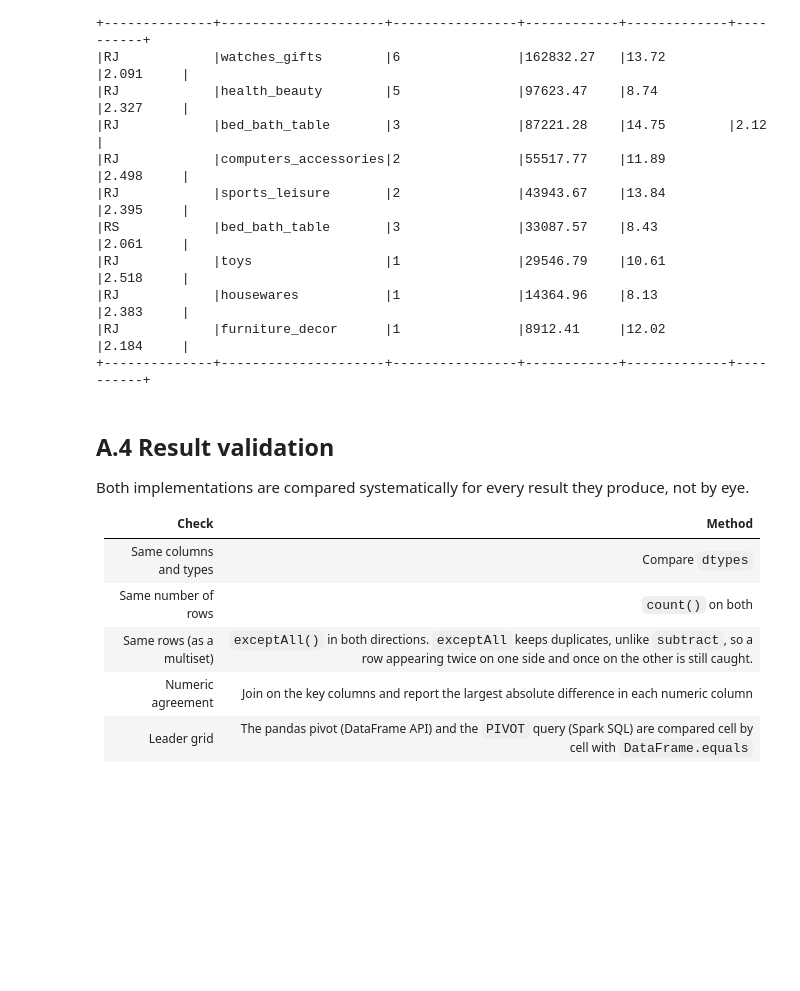
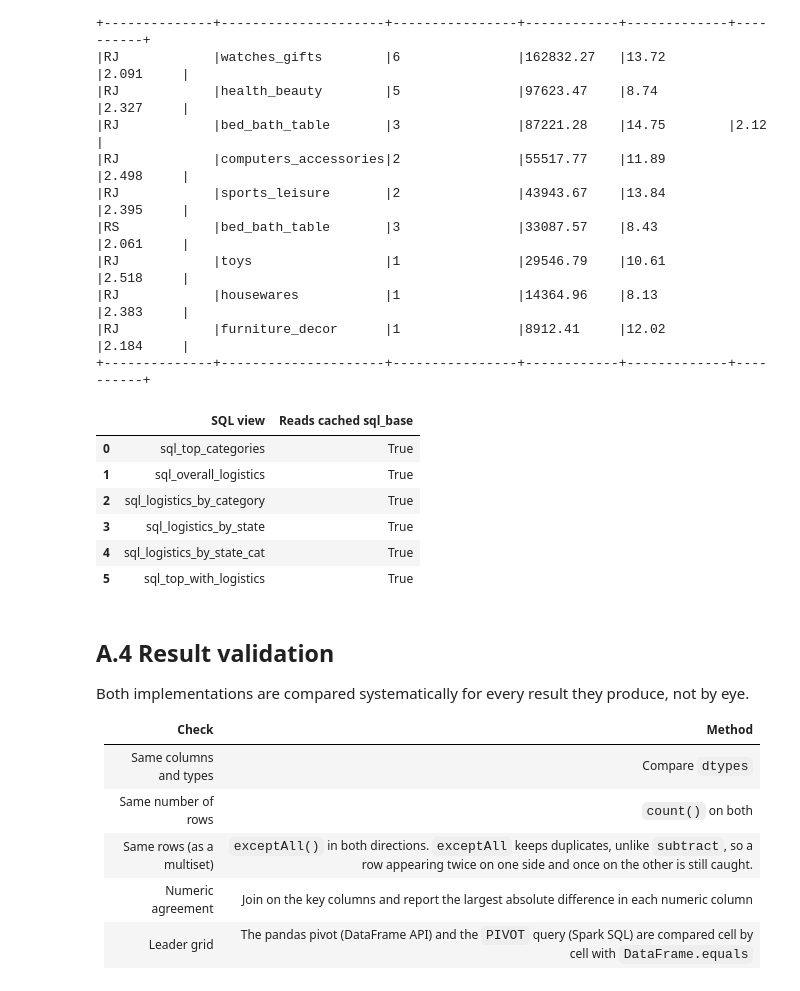
Before and after one commit to ndec0001-max/ITO5202, a Jupyter notebook: assessment1.ipynb, the cells around one changed output. Drawn from its saved outputs; the diff is of its cells as text; code cells hidden in the pictures; blank space fills up the shorter version.

Commit message:
fixed sql base table

```diff
--- a/assessment1.ipynb
+++ b/assessment1.ipynb
@@ -1533,6 +1538,28 @@ Top-revenue category-state combinations flagged as a logistics concern:
 |RJ            |housewares           |1               |14364.96    |8.13         |2.383     |
 |RJ            |furniture_decor      |1               |8912.41     |12.02        |2.184     |
 +--------------+---------------------+----------------+------------+-------------+----------+
+# %%
+# Verify every SQL output reads the cached sql_base table
+import io, contextlib
+
+def reads_cache(df):
+    buf = io.StringIO()
+    with contextlib.redirect_stdout(buf):
+        df.explain()
+    return "InMemoryRelation" in buf.getvalue()
+
+views = ["sql_top_categories", "sql_overall_logistics", "sql_logistics_by_category",
+         "sql_logistics_by_state", "sql_logistics_by_state_cat", "sql_top_with_logistics"]
+pd.DataFrame([(v, reads_cache(spark.table(v))) for v in views],
+             columns=["SQL view", "Reads cached sql_base"])
+# %% [output]
+|  | SQL view | Reads cached sql_base |
+| 0 | sql_top_categories | True |
+| 1 | sql_overall_logistics | True |
+| 2 | sql_logistics_by_category | True |
+| 3 | sql_logistics_by_state | True |
+| 4 | sql_logistics_by_state_cat | True |
+| 5 | sql_top_with_logistics | True |
 # %% [markdown]
 ## A.4 Result validation
 
```
Also changed, not shown: parts of 6 cells of this notebook.
